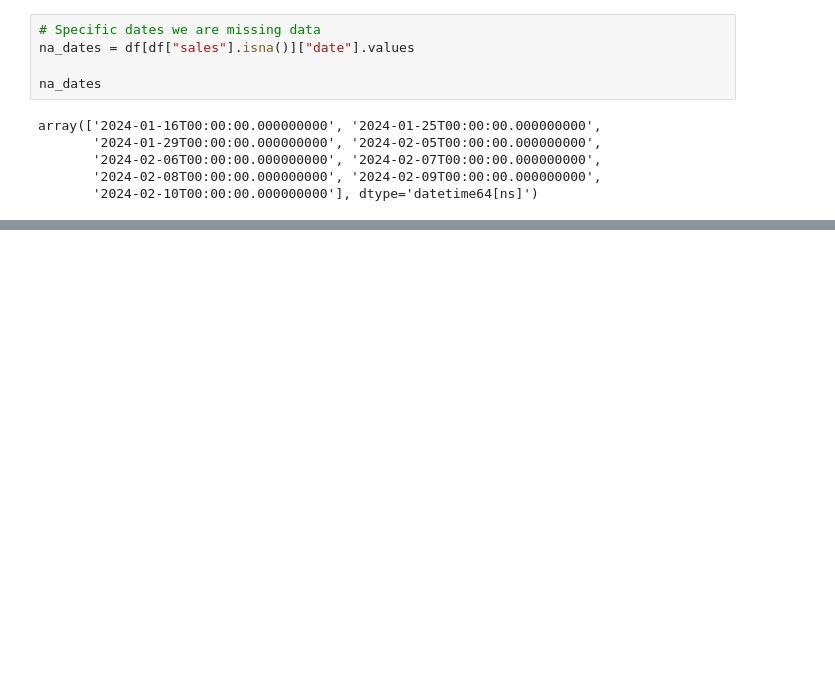
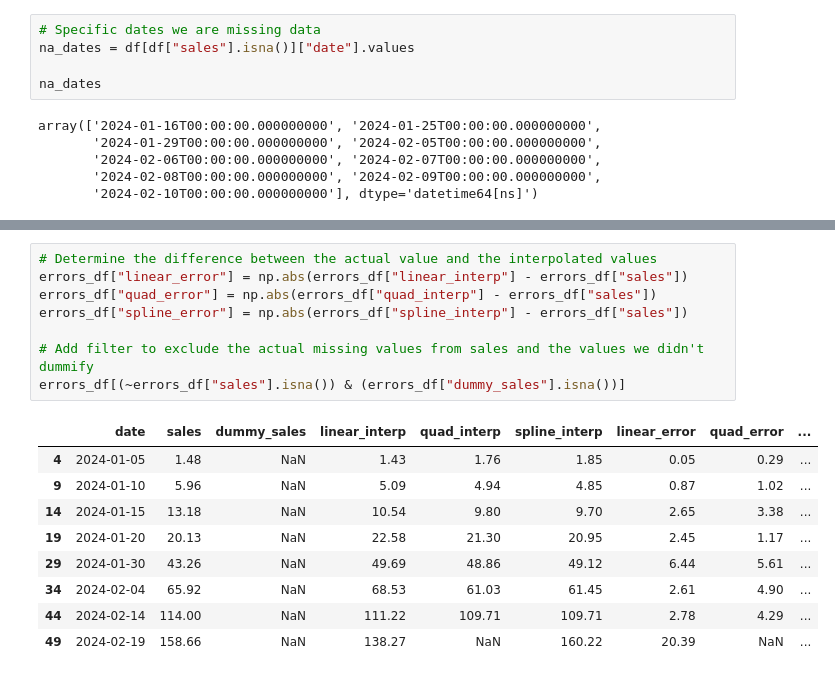
Before and after one commit to Paulvitalis200/missing-data-pandas, a Jupyter notebook: main.ipynb, the cells around one changed output, grey strips where cells are left out. Cells and saved outputs as stored; diff of their text form; blank space fills up the shorter version.

```diff
--- a/main.ipynb
+++ b/main.ipynb
@@ -110,0 +191,18 @@ plt.show()
+# %%
+# Determine the difference between the actual value and the interpolated values
+errors_df["linear_error"] = np.abs(errors_df["linear_interp"] - errors_df["sales"])
+errors_df["quad_error"] = np.abs(errors_df["quad_interp"] - errors_df["sales"])
+errors_df["spline_error"] = np.abs(errors_df["spline_interp"] - errors_df["sales"])
+
+# Add filter to exclude the actual missing values from sales and the values we didn't dummify
+errors_df[(~errors_df["sales"].isna()) & (errors_df["dummy_sales"].isna())]
+# %% [output]
+|  | date | sales | dummy_sales | linear_interp | quad_interp | spline_interp | linear_error | quad_error | ... |
+| 4 | 2024-01-05 | 1.48 | NaN | 1.43 | 1.76 | 1.85 | 0.05 | 0.29 | ... |
+| 9 | 2024-01-10 | 5.96 | NaN | 5.09 | 4.94 | 4.85 | 0.87 | 1.02 | ... |
+| 14 | 2024-01-15 | 13.18 | NaN | 10.54 | 9.80 | 9.70 | 2.65 | 3.38 | ... |
+| 19 | 2024-01-20 | 20.13 | NaN | 22.58 | 21.30 | 20.95 | 2.45 | 1.17 | ... |
+| 29 | 2024-01-30 | 43.26 | NaN | 49.69 | 48.86 | 49.12 | 6.44 | 5.61 | ... |
+| 34 | 2024-02-04 | 65.92 | NaN | 68.53 | 61.03 | 61.45 | 2.61 | 4.90 | ... |
+| 44 | 2024-02-14 | 114.00 | NaN | 111.22 | 109.71 | 109.71 | 2.78 | 4.29 | ... |
+| 49 | 2024-02-19 | 158.66 | NaN | 138.27 | NaN | 160.22 | 20.39 | NaN | ... |
```
Also changed, not shown: parts of 9 cells of this notebook.
